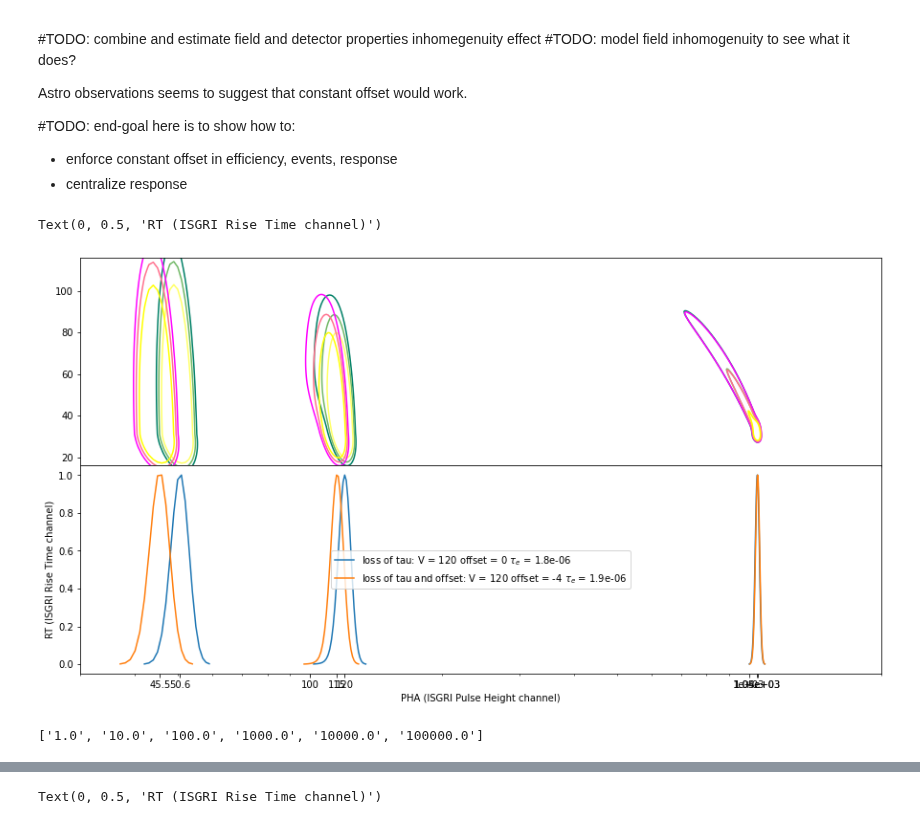
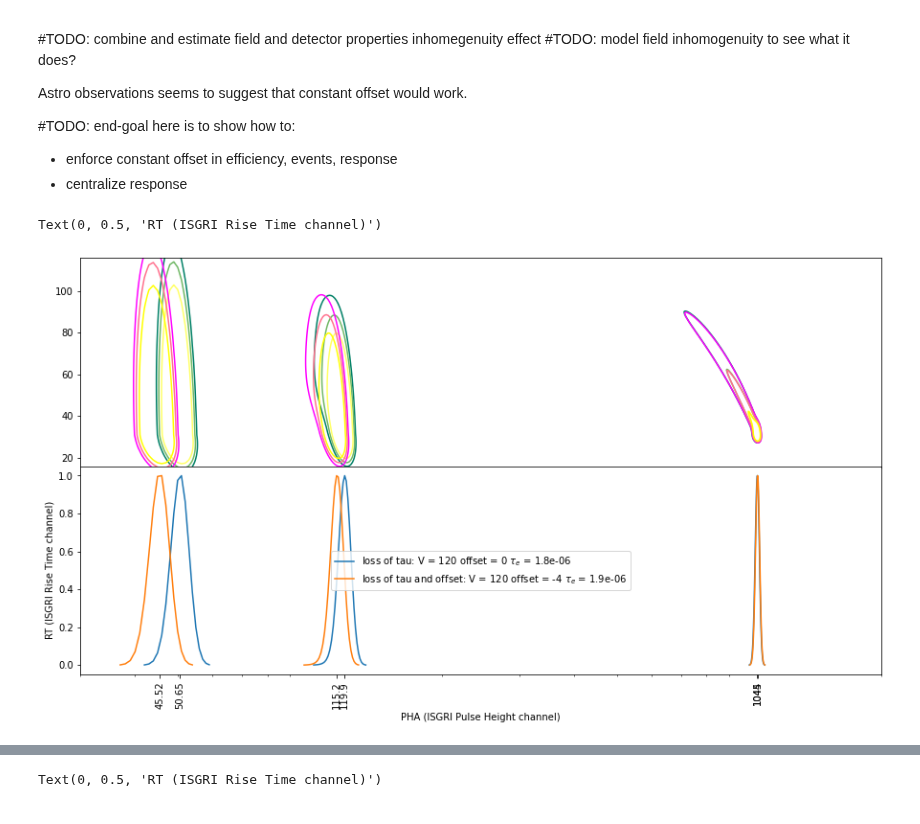
Before and after one commit to volodymyrss/integral-ibis-isgri-le-response, a Jupyter notebook: readme.ipynb, the cells around one changed output, grey strips where cells are left out. Drawn from its saved outputs; the diff is of its cells as text; code cells hidden in the pictures.

```diff
--- a/readme.ipynb
+++ b/readme.ipynb
@@ -455,39 +455,36 @@ for i_loss, (label, V_loss_factor, offset_shift, tau_loss_factor) in enumerate([
             )
 
 
 
 
 #plt.figure(figsize=(15, 8))
 #plt.contourf(pha_2d, rt_2d, bip**0.5, levels=np.logspace(-1, 0)*np.nanmax(bip**0.5))
 
 plt.semilogx()
 
-ax2.set_xticks(list(ax2.get_xticks()) + extra_ticks)
+#ax2.set_xticks(list(ax2.get_xticks()) + extra_ticks)
+ax2.set_xticks(extra_ticks)
 #ax2.set_xticklabels(list(ax2.get_xticklabels()) + [str(t) for t in extra_ticks])
-ax2.set_xticklabels([f"{t:.3g}" for t in ax2.get_xticks()], rotation='vertical')
+ax2.set_xticklabels([f"{t:.4g}" for t in ax2.get_xticks()], rotation='vertical')
 
 
 plt.xlim([30, 2000])
 ax1.set_ylim([16, 116])
 
 ax2.legend()
 
 plt.subplots_adjust(hspace=0)
 
 plt.xlabel('PHA (ISGRI Pulse Height channel)')
 plt.ylabel('RT (ISGRI Rise Time channel)')
 
 
 
 
 # for vl in lrt_lines:
 #     plt.axvline(vl['mean_pha'])
 # %% [output]
 Text(0, 0.5, 'RT (ISGRI Rise Time channel)')
-[figure, old version]
+[figure, new version]
-# %%
-[str(t) for t in ax2.get_xticks()]
-# %% [output]
-['1.0', '10.0', '100.0', '1000.0', '10000.0', '100000.0']
 # %%
 # TODO: measure or mimick gain from HE line alone, and from LE line alone. find which one mismatches
```
Also changed, not shown: parts of 1 cell of this notebook, 8 other files.
